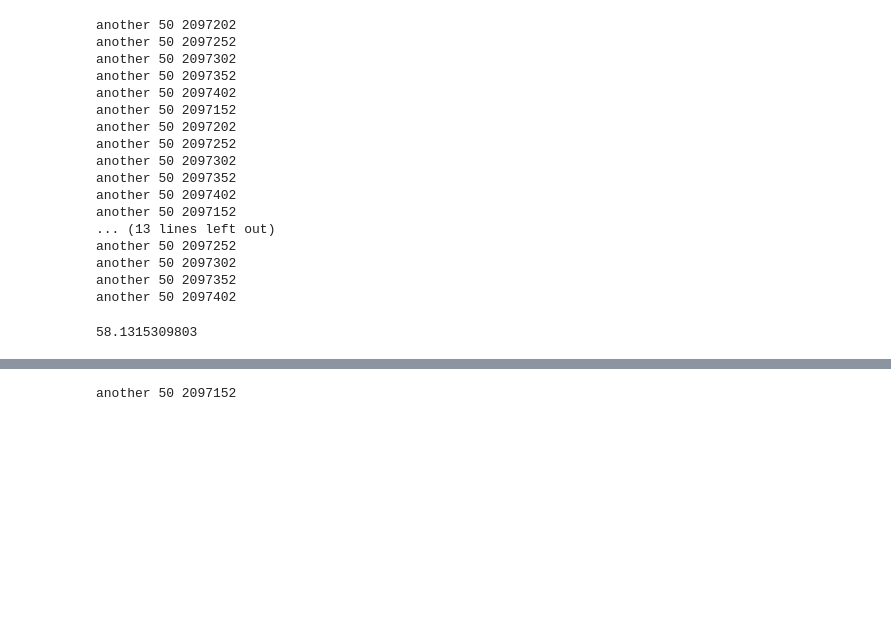
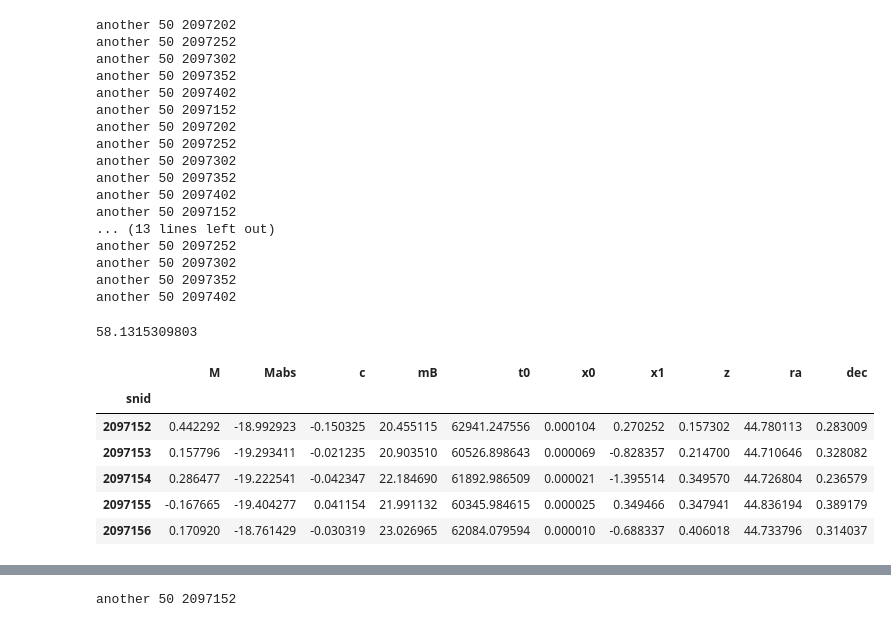
Before and after one commit to rbiswas4/SNsims, a Jupyter notebook: examples/TestingSims.ipynb, the cells around one changed output, grey strips where cells are left out. Saved outputs shown, nothing was run; the diff lists cells and outputs as text; code cells hidden in the pictures; blank space fills up the shorter version.

```diff
--- a/examples/TestingSims.ipynb
+++ b/examples/TestingSims.ipynb
@@ -209,3 +193,13 @@ simTile = snsims.SimulationTile(snsims.SimpleSALTDist,
                                 hpOpSim='/Users/rbiswas/data/LSST/OpSimData/healpixelized_MINION_1016_256.db',
                                 rate=snsims.PowerLawRates,
                                 allPointings=opsimOut)
+# %%
+simTile.snParamTable.head()
+# %% [output]
+|  | M | Mabs | c | mB | t0 | x0 | x1 | z | ra | dec |
+| snid |  |  |  |  |  |  |  |  |  |  |
+| 2097152 | 0.442292 | -18.992923 | -0.150325 | 20.455115 | 62941.247556 | 0.000104 | 0.270252 | 0.157302 | 44.780113 | 0.283009 |
+| 2097153 | 0.157796 | -19.293411 | -0.021235 | 20.903510 | 60526.898643 | 0.000069 | -0.828357 | 0.214700 | 44.710646 | 0.328082 |
+| 2097154 | 0.286477 | -19.222541 | -0.042347 | 22.184690 | 61892.986509 | 0.000021 | -1.395514 | 0.349570 | 44.726804 | 0.236579 |
+| 2097155 | -0.167665 | -19.404277 | 0.041154 | 21.991132 | 60345.984615 | 0.000025 | 0.349466 | 0.347941 | 44.836194 | 0.389179 |
+| 2097156 | 0.170920 | -18.761429 | -0.030319 | 23.026965 | 62084.079594 | 0.000010 | -0.688337 | 0.406018 | 44.733796 | 0.314037 |
```
Also changed, not shown: parts of 5 cells of this notebook, 6 other files.
